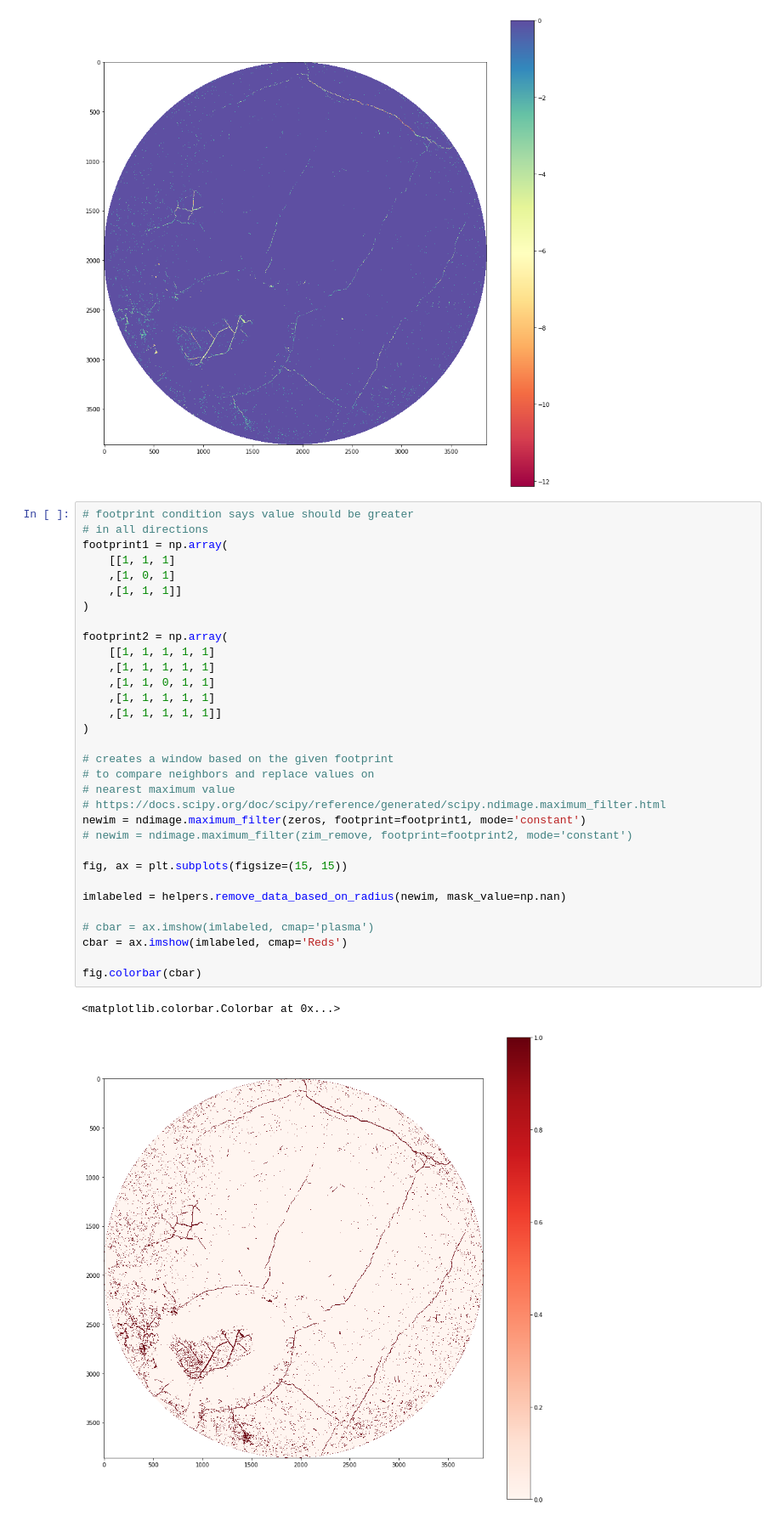
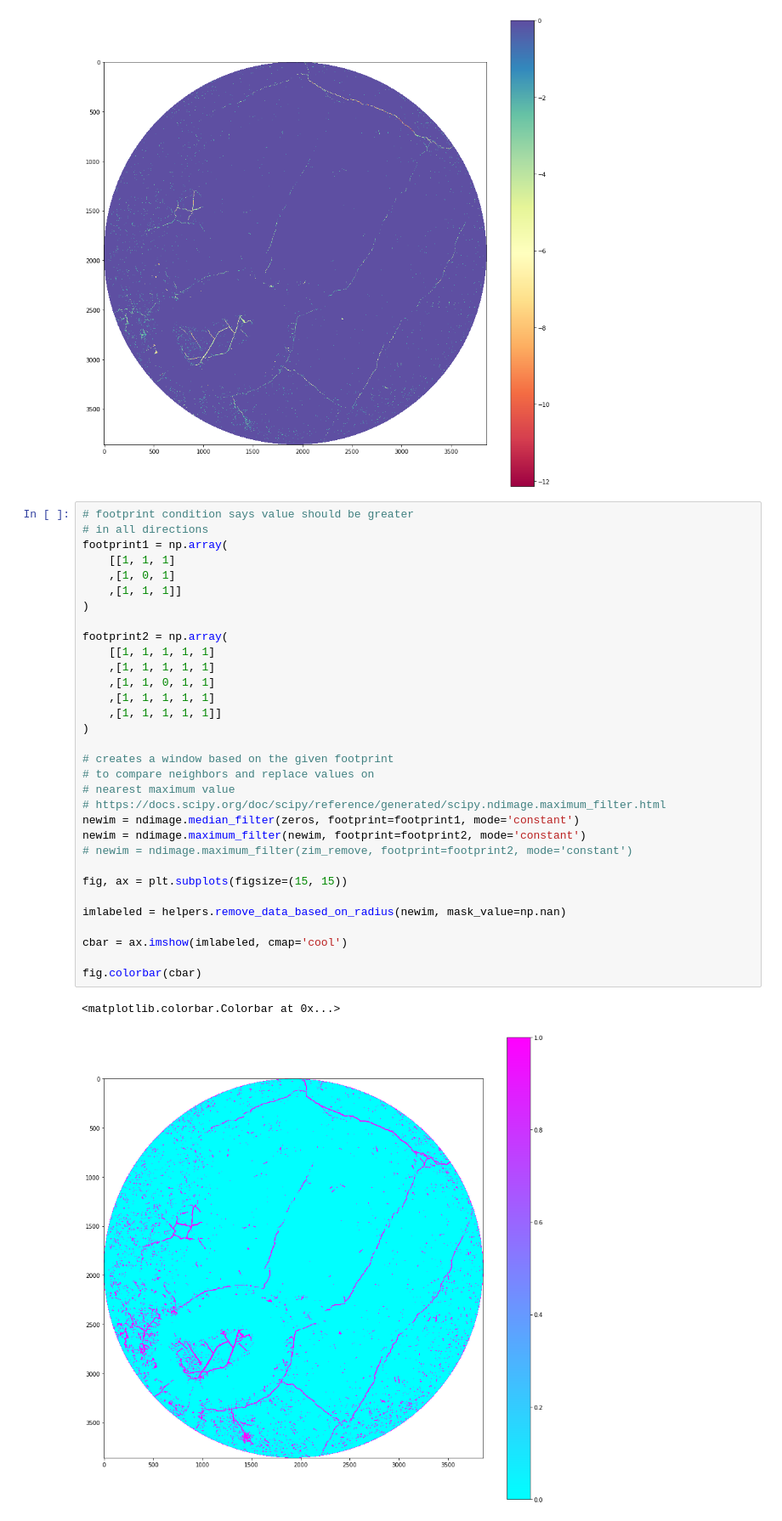
Before and after one commit to mnky9800n/faroe_segmentation, a Jupyter notebook: fracture picking.ipynb, the cells around one changed output. Shown at 85% size. Cells and saved outputs as stored; diff of their text form.

```diff
--- a/fracture picking.ipynb
+++ b/fracture picking.ipynb
@@ -58,34 +58,34 @@ of the noise should leave only the porosity.
 # footprint condition says value should be greater
 # in all directions
 footprint1 = np.array(
     [[1, 1, 1]
     ,[1, 0, 1]
     ,[1, 1, 1]]
 )
 
 footprint2 = np.array(
     [[1, 1, 1, 1, 1]
     ,[1, 1, 1, 1, 1]
     ,[1, 1, 0, 1, 1]
     ,[1, 1, 1, 1, 1]
     ,[1, 1, 1, 1, 1]]
 )
 
 # creates a window based on the given footprint
 # to compare neighbors and replace values on
 # nearest maximum value
 # https://docs.scipy.org/doc/scipy/reference/generated/scipy.ndimage.maximum_filter.html
-newim = ndimage.maximum_filter(zeros, footprint=footprint1, mode='constant')
+newim = ndimage.median_filter(zeros, footprint=footprint1, mode='constant')
+newim = ndimage.maximum_filter(newim, footprint=footprint2, mode='constant')
 # newim = ndimage.maximum_filter(zim_remove, footprint=footprint2, mode='constant')
 
 fig, ax = plt.subplots(figsize=(15, 15))
 
 imlabeled = helpers.remove_data_based_on_radius(newim, mask_value=np.nan)
 
-# cbar = ax.imshow(imlabeled, cmap='plasma')
-cbar = ax.imshow(imlabeled, cmap='Reds')
+cbar = ax.imshow(imlabeled, cmap='cool')
 
 fig.colorbar(cbar)
 # %% [output]
 <matplotlib.colorbar.Colorbar at 0x...>
-[figure, old version]
+[figure, new version]
```
Also changed, not shown: parts of 9 cells of this notebook.
